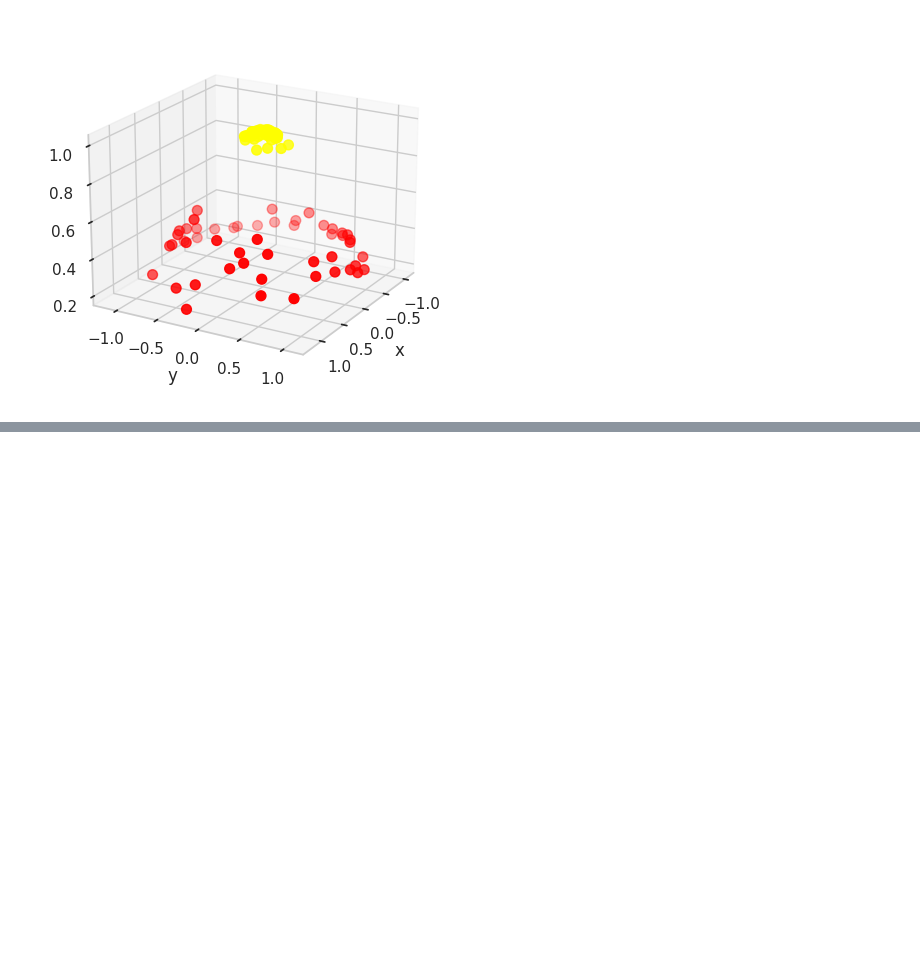
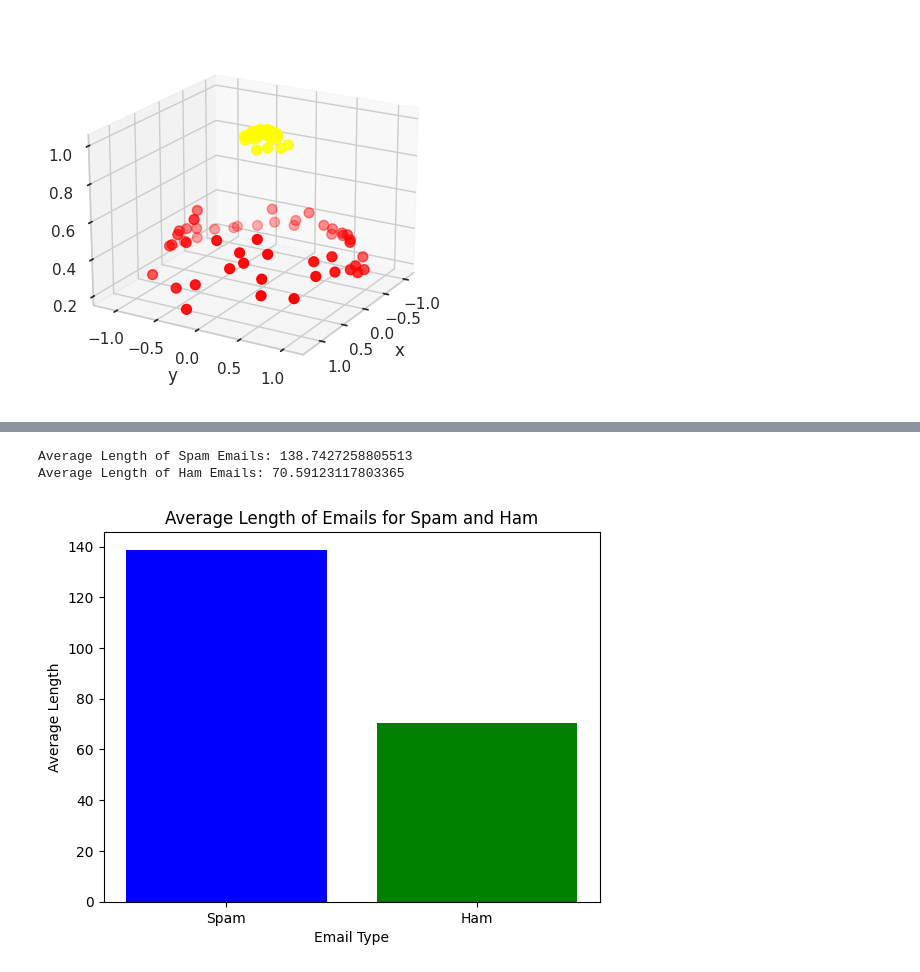
Before and after one commit to CeSaRLoPeZArTeAgA/Modelos_de_Aprendizaje_Automatico-IMCA, a Jupyter notebook: Clase_3_OM.ipynb, the cells around one changed output, grey strips where cells are left out. Saved outputs shown, nothing was run; the diff lists cells and outputs as text; code cells hidden in the pictures; blank space fills up the shorter version.

```diff
--- a/Clase_3_OM.ipynb
+++ b/Clase_3_OM.ipynb
@@ -159,0 +245,20 @@ ax.set_zlabel('r');
+# %%
+#mostrar los mensajes spam son mas extensos
+df['Length'] = df['EmailText'].apply(len)
+#data['num_words'] = data['emails'].apply(word_tokenize).apply(len)
+#data['num_sentence'] = data['emails'].apply(sent_tokenize).apply(len)
+#data.head(2)
+avg_length_spam = df[df['Label'] == 'spam']['Length'].mean()
+avg_length_ham = df[df['Label'] == 'ham']['Length'].mean()
+#plotting
+print("Average Length of Spam Emails:", avg_length_spam)
+print("Average Length of Ham Emails:", avg_length_ham)
+plt.bar(['Spam', 'Ham'], [avg_length_spam, avg_length_ham], color=['Blue', 'green'])
+plt.title('Average Length of Emails for Spam and Ham')
+plt.xlabel('Email Type')
+plt.ylabel('Average Length')
+plt.show()
+# %% [output]
+Average Length of Spam Emails: 138.7427258805513
+Average Length of Ham Emails: 70.59123117803365
+[figure, added]
```
Also changed, not shown: parts of 18 cells of this notebook.
